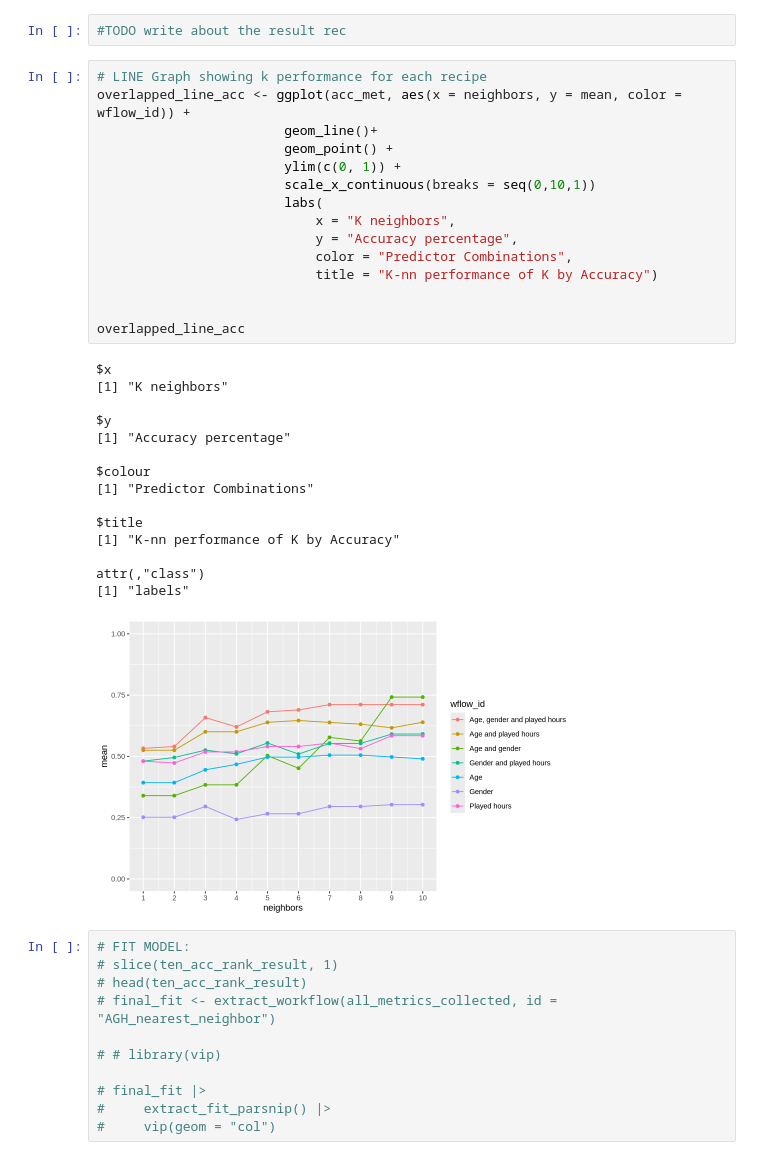
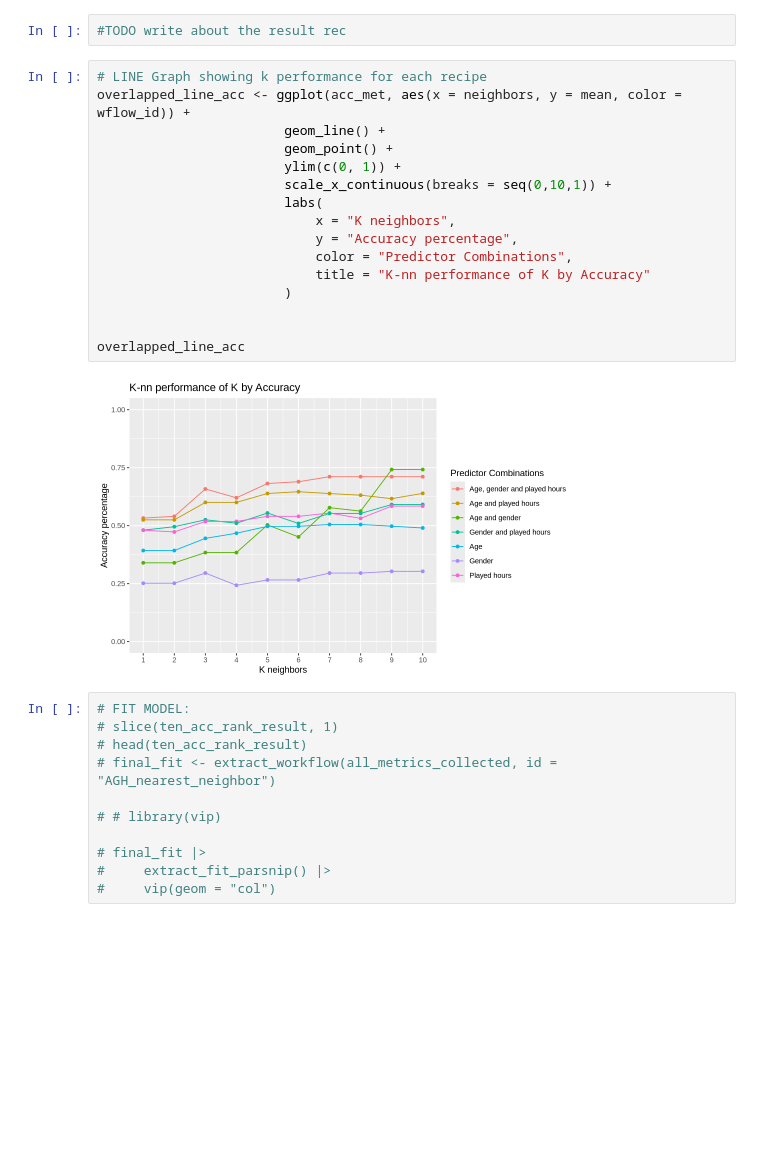
Before and after one commit to FabianoGLentini/player-subscription-ml, a Jupyter notebook: Project_Report.ipynb, the cells around one changed output. Cells and saved outputs as stored; diff of their text form; blank space fills up the shorter version.

Commit message:
Fix: line graph labeling of titles

```diff
--- a/Project_Report.ipynb
+++ b/Project_Report.ipynb
@@ -280,34 +280,21 @@ rec_met_plot
 # %%
 # LINE Graph showing k performance for each recipe
 overlapped_line_acc <- ggplot(acc_met, aes(x = neighbors, y = mean, color = wflow_id)) +
-                        geom_line()+
+                        geom_line() +
                         geom_point() +
                         ylim(c(0, 1)) +
-                        scale_x_continuous(breaks = seq(0,10,1))
+                        scale_x_continuous(breaks = seq(0,10,1)) +
                         labs(
                             x = "K neighbors",
                             y = "Accuracy percentage",
                             color = "Predictor Combinations",
-                            title = "K-nn performance of K by Accuracy")
+                            title = "K-nn performance of K by Accuracy"
+                        )
 
 
 overlapped_line_acc
 # %% [output]
-$x
-[1] "K neighbors"
-
-$y
-[1] "Accuracy percentage"
-
-$colour
-[1] "Predictor Combinations"
-
-$title
-[1] "K-nn performance of K by Accuracy"
-
-attr(,"class")
-[1] "labels"
-[figure, old version]
+[figure, new version]
 # %%
 # FIT MODEL:
 # slice(ten_acc_rank_result, 1)
```
